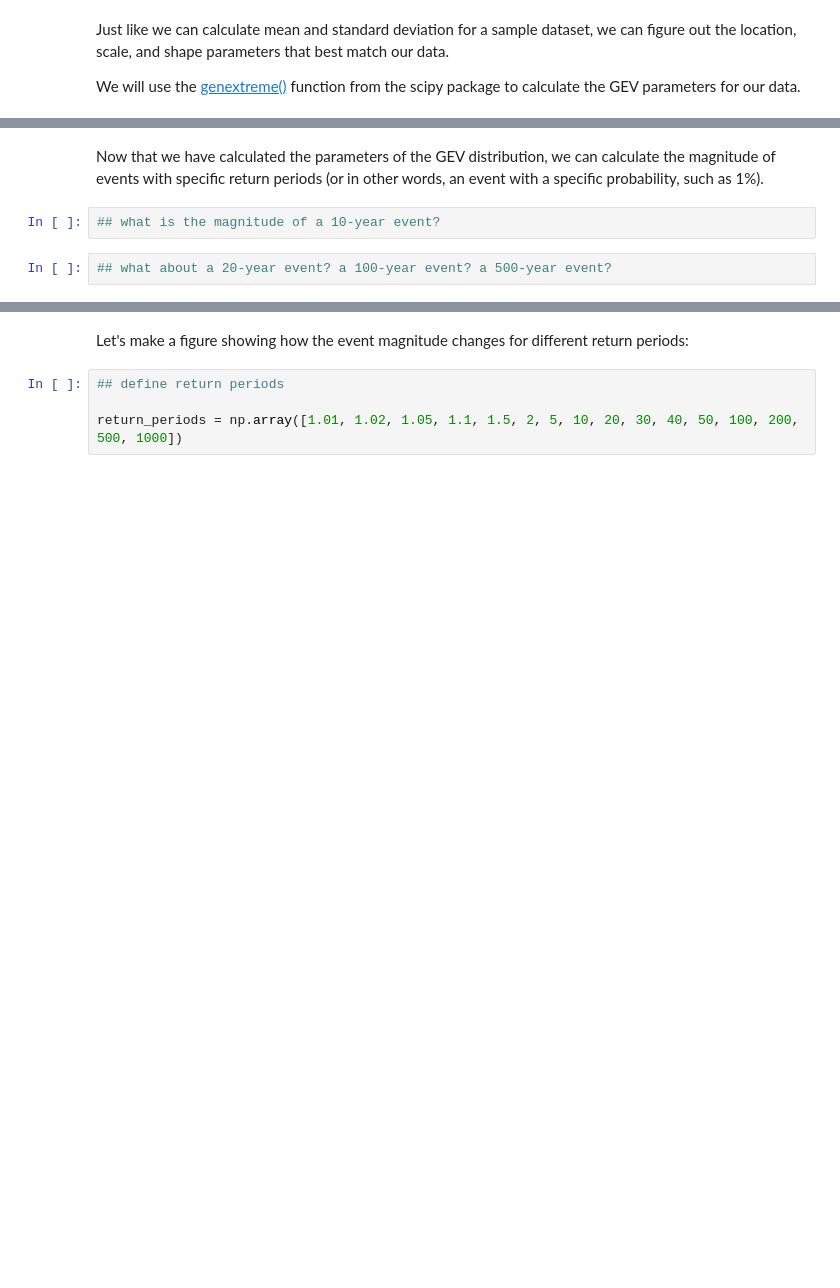
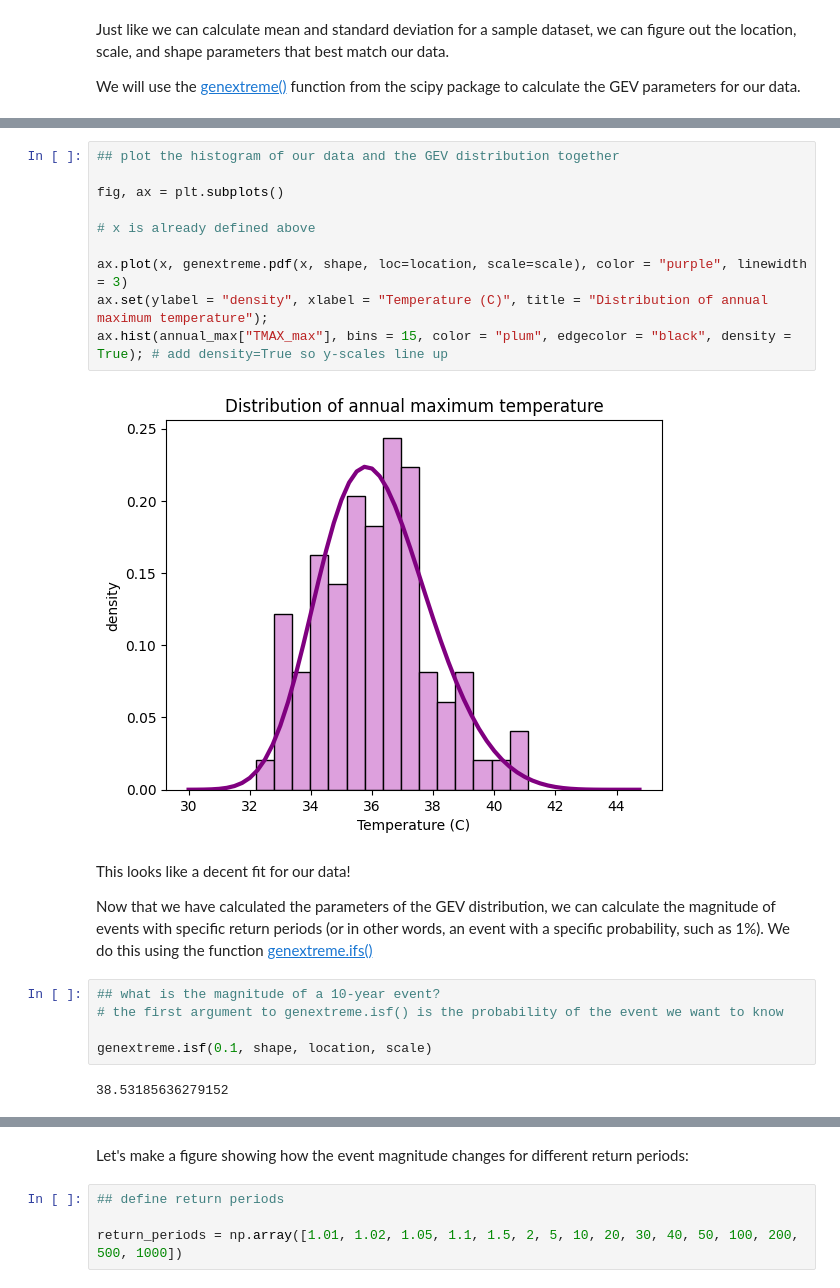
Before and after one commit to fdavenport/course-climate-change-impacts, a Jupyter notebook: lectures/06_Analyzing_Extreme_Events.ipynb, the cells around one changed output, grey strips where cells are left out. Cells and saved outputs as stored; diff of their text form; blank space fills up the shorter version.

```diff
--- a/lectures/06_Analyzing_Extreme_Events.ipynb
+++ b/lectures/06_Analyzing_Extreme_Events.ipynb
@@ -254,6 +414,23 @@ We will use the [genextreme()](https://docs.scipy.org/doc/scipy/reference/genera
+# %%
+## plot the histogram of our data and the GEV distribution together
+
+fig, ax = plt.subplots()
+
+# x is already defined above
+
+ax.plot(x, genextreme.pdf(x, shape, loc=location, scale=scale), color = "purple", linewidth = 3)
+ax.set(ylabel = "density", xlabel = "Temperature (C)", title = "Distribution of annual maximum temperature");
+ax.hist(annual_max["TMAX_max"], bins = 15, color = "plum", edgecolor = "black", density = True); # add density=True so y-scales line up
+# %% [output]
+[figure, added]
 # %% [markdown]
-Now that we have calculated the parameters of the GEV distribution, we can calculate the magnitude of events with specific return periods (or in other words, an event with a specific probability, such as 1%).
+This looks like a decent fit for our data!
+
+Now that we have calculated the parameters of the GEV distribution, we can calculate the magnitude of events with specific return periods (or in other words, an event with a specific probability, such as 1%). We do this using the function [genextreme.ifs()](https://docs.scipy.org/doc/scipy/reference/generated/scipy.stats.genextreme.html)
 # %%
 ## what is the magnitude of a 10-year event?
+# the first argument to genextreme.isf() is the probability of the event we want to know
+
+genextreme.isf(0.1, shape, location, scale)
+# %% [output]
+38.53185636279152
-# %%
-## what about a 20-year event? a 100-year event? a 500-year event?
```
Also changed, not shown: parts of 48 cells of this notebook.
